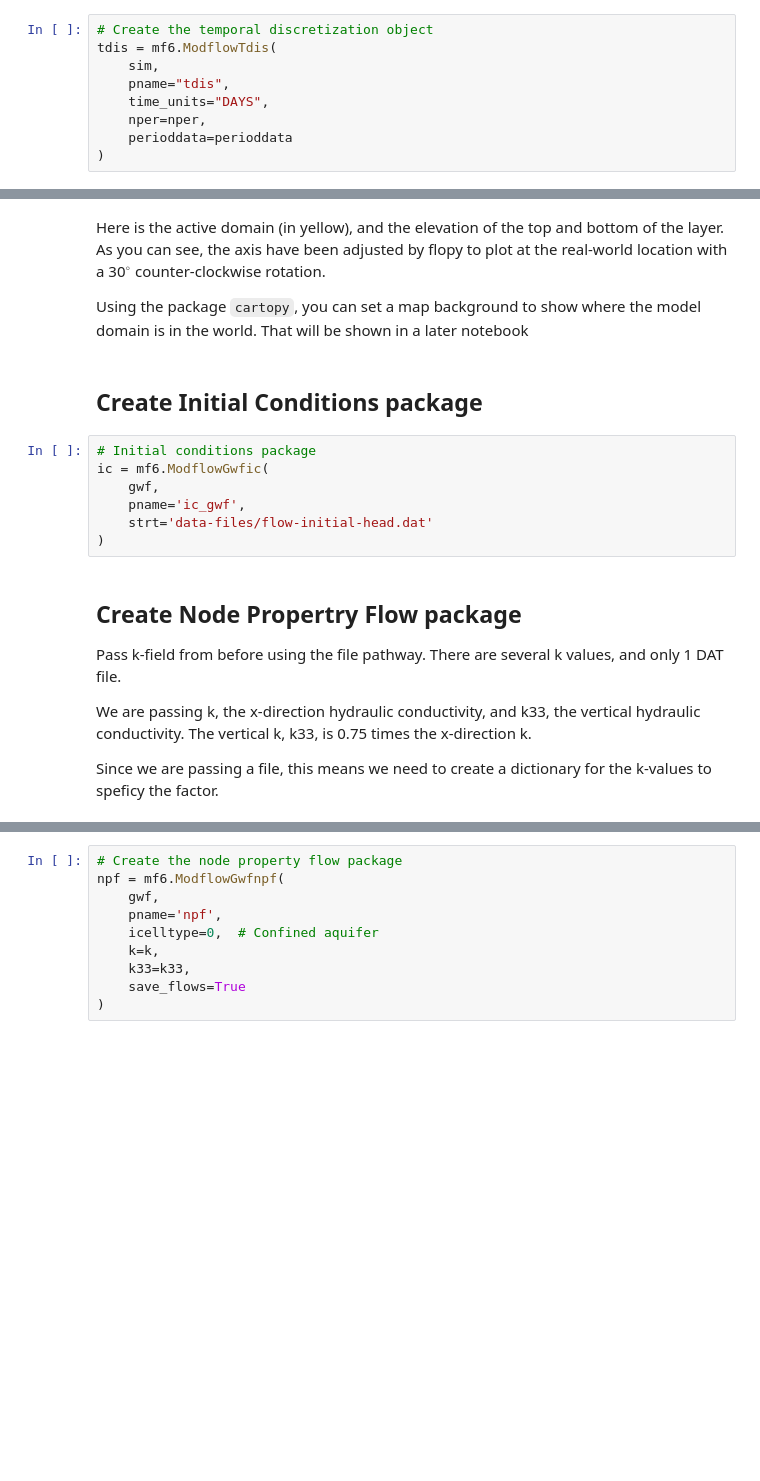
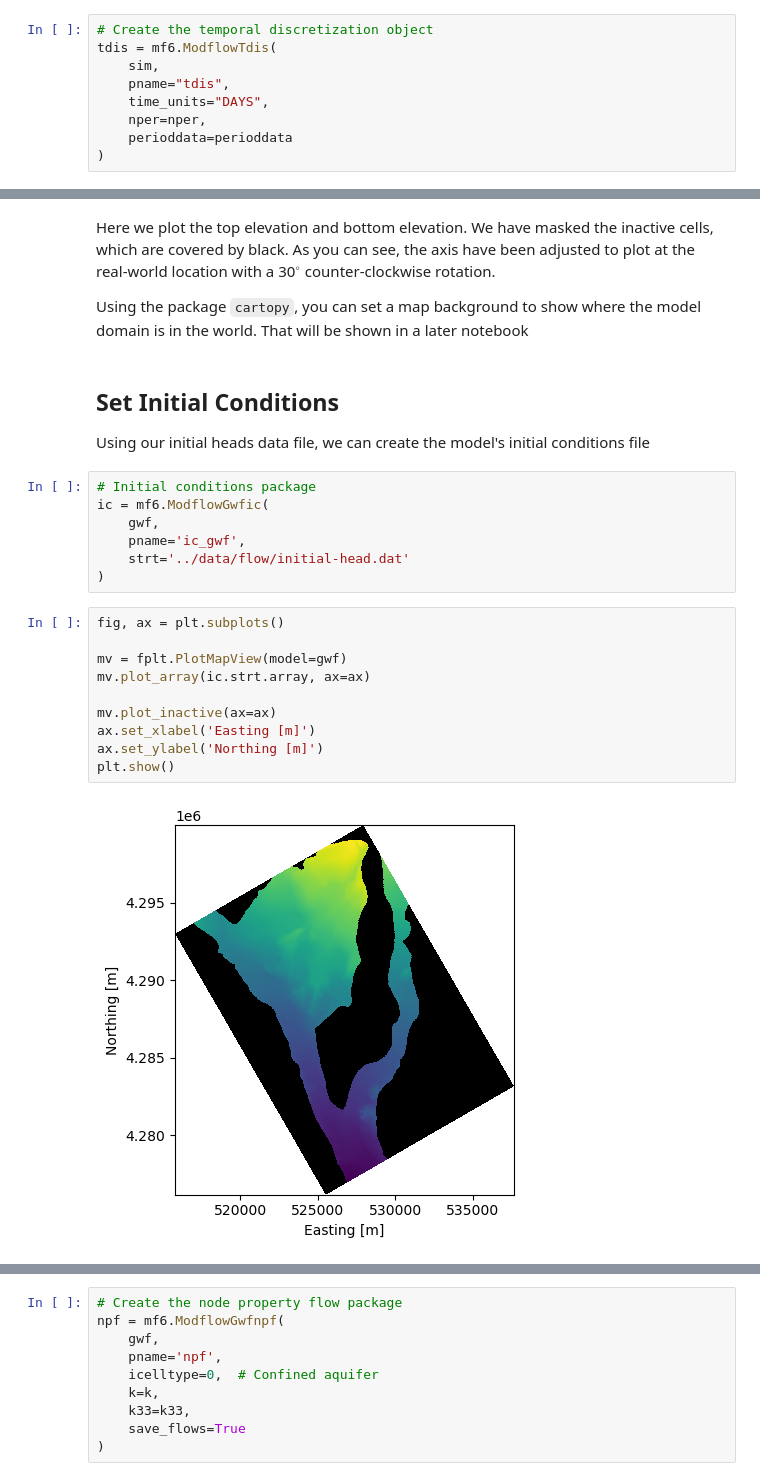
Before and after one commit to jackplogan33/peterson-modflow, a Jupyter notebook: notebooks/01-flow-model.ipynb, the cells around one changed output, grey strips where cells are left out. Drawn from its saved outputs; the diff is of its cells as text; blank space fills up the shorter version.

```diff
--- a/notebooks/01-flow-model.ipynb
+++ b/notebooks/01-flow-model.ipynb
@@ -251,21 +167,27 @@ plt.show()
 # %% [markdown]
-Here is the active domain (in yellow), and the elevation of the top and bottom of the layer. As you can see, the axis have been adjusted by flopy to plot at the real-world location with a 30$^{\circ}$ counter-clockwise rotation.
+Here we plot the top elevation and bottom elevation. We have masked the inactive cells, which are covered by black. As you can see, the axis have been adjusted to plot at the real-world location with a 30$^{\circ}$ counter-clockwise rotation.
 
 Using the package `cartopy`, you can set a map background to show where the model domain is in the world. That will be shown in a later notebook
 # %% [markdown]
-## Create Initial Conditions package
+## Set Initial Conditions
+
+Using our initial heads data file, we can create the model's initial conditions file
 # %%
 # Initial conditions package
 ic = mf6.ModflowGwfic(
     gwf,
     pname='ic_gwf',
-    strt='data-files/flow-initial-head.dat'
+    strt='../data/flow/initial-head.dat'
 )
-# %% [markdown]
-## Create Node Propertry Flow package
-
-Pass k-field from before using the file pathway. There are several k values, and only 1 DAT file.
-
-We are passing k, the x-direction hydraulic conductivity, and k33, the vertical hydraulic conductivity. The vertical k, k33, is 0.75 times the x-direction k.
-
-Since we are passing a file, this means we need to create a dictionary for the k-values to speficy the factor.
+# %%
+fig, ax = plt.subplots()
+
+mv = fplt.PlotMapView(model=gwf)
+mv.plot_array(ic.strt.array, ax=ax)
+
+mv.plot_inactive(ax=ax)
+ax.set_xlabel('Easting [m]')
+ax.set_ylabel('Northing [m]')
+plt.show()
+# %% [output]
+[figure, added]
```
Also changed, not shown: parts of 89 cells of this notebook, 4 other files.
